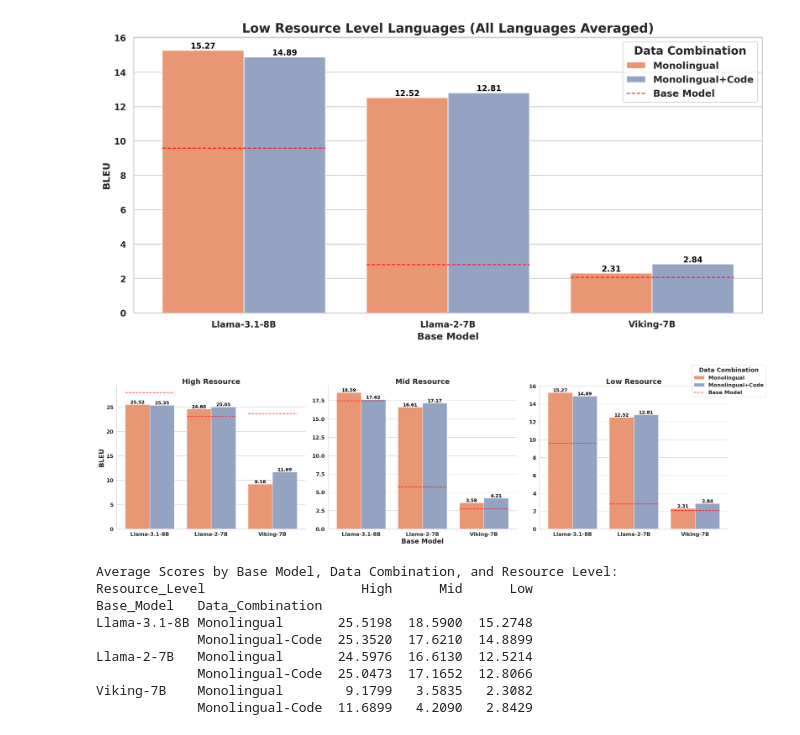
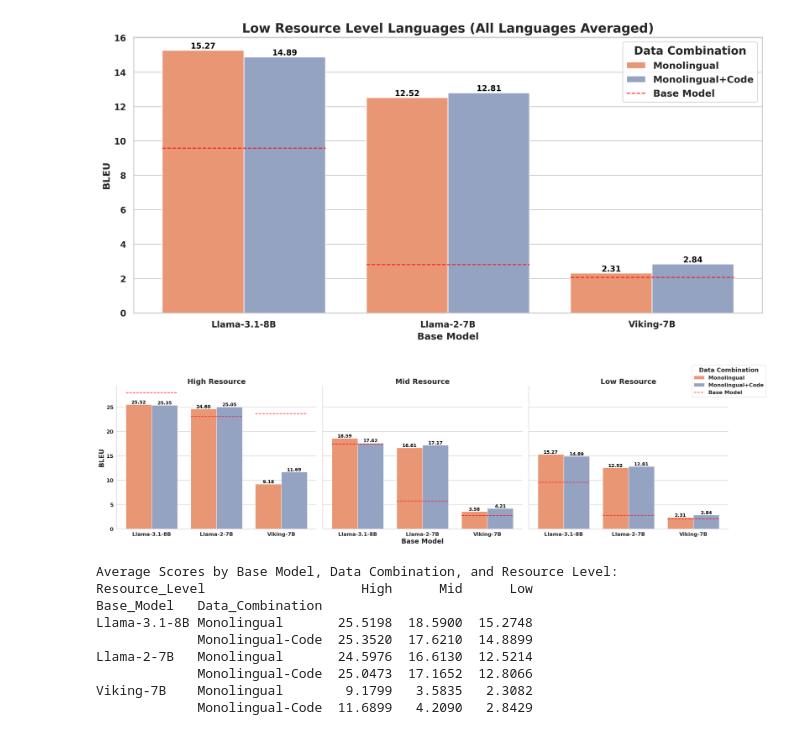
Before and after one commit to MaLA-LM/MixCPT, a Jupyter notebook: evaluation/Visualization/Flores-X-Eng/Flores-X-Eng-by-Resource-Level-Mo-vs-Mo-Code.ipynb, the cells around one changed output. Drawn from its saved outputs; the diff is of its cells as text; code cells hidden in the pictures.

Commit message:
Revise all bar plots to use consistent y-axis ranges

```diff
--- a/evaluation/Visualization/Flores-X-Eng/Flores-X-Eng-by-Resource-Level-Mo-vs-Mo-Code.ipynb
+++ b/evaluation/Visualization/Flores-X-Eng/Flores-X-Eng-by-Resource-Level-Mo-vs-Mo-Code.ipynb
@@ -247,7 +247,7 @@ g = sns.FacetGrid(
     height=8,
     aspect=1.2,
     sharex=True,
-    sharey=False,
+    sharey=True,
 )
 
 # 绘制条形图，使用自定义调色板
@@ -312,34 +312,34 @@ for i, (ax, resource_level) in enumerate(zip(g.axes.flat, resource_order)):
 
     # 处理x轴标签
     if i == 1:  # 只在中间子图显示x轴标签
         ax.set_xlabel("Base Model", fontsize=20)
     else:
         ax.set_xlabel("", fontsize=20)  # 其他子图不显示x轴标签
 
     # 处理y轴标签
     if i == 0:  # 只在最左侧子图显示y轴标签
         ax.set_ylabel("BLEU", fontsize=20)
     else:
         ax.set_ylabel("", fontsize=20)  # 其他子图不显示y轴标签
 
 # 创建统一的图例并放置在图形右上角，使用更新后的标签
 g.fig.legend(
     all_handles,
     all_labels,
     loc='upper right',
     bbox_to_anchor=(1.0, 1.0),
     title="Data Combination",
     frameon=True,
     fontsize=16,
     title_fontsize=18
 )
 
 # 调整布局以为图例留出空间
 g.fig.tight_layout(rect=[0, 0, 0.95, 0.95])
 plt.savefig("FLORES-200-X-Eng-All-Resources-Averaged-Mono-Vs-MonoCode.pdf", format="pdf", bbox_inches="tight", dpi=300)
 plt.show()
 # %% [output]
-[figure, old version]
+[figure, new version]
 # %%
 # Create a table with the raw data
 print("\nAverage Scores by Base Model, Data Combination, and Resource Level:")
```
Also changed, not shown: 21 other files.
